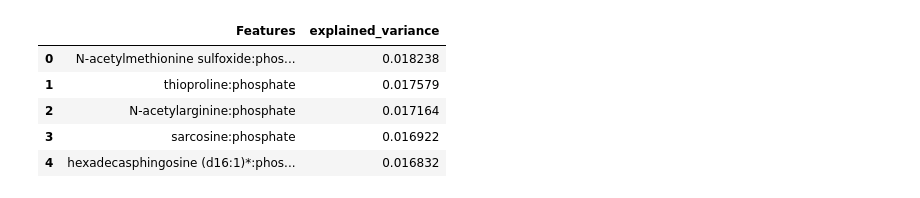
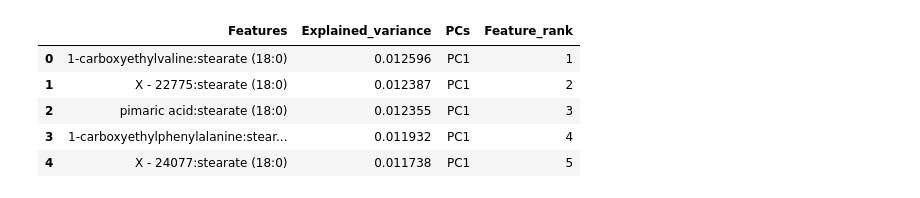
Before and after one commit to AmauryMaros/mgss2, a Jupyter notebook: Python notebooks/2_groups_pca.ipynb, the cells around one changed output. Cells and saved outputs as stored; diff of their text form; code cells hidden in the pictures.

Commit message:
Pcs loadings

```diff
--- a/Python notebooks/2_groups_pca.ipynb
+++ b/Python notebooks/2_groups_pca.ipynb
@@ -16,8 +16,8 @@ deepsplit = 4
 mgcsts_samples = mgcsts_samples_df[(mgcsts_samples_df['minClusterSize'] == minclustersize) & (mgcsts_samples_df['deepSplit'] == deepsplit)]
 color_mgCST = color_mgCST[(color_mgCST['minClusterSize'] == minclustersize) & (color_mgCST['deepSplit'] == deepsplit)]
 # %%
-GroupA = (1,5)
-GroupB = (6,8)
+GroupA = (1,8)
+GroupB = (25,32)
 
 def data_pca(m1,m2):
     df1 = mgcsts_samples[mgcsts_samples['mgCST'].isin(range(m1[0],m1[1]+1))]
@@ -30,6 +30,7 @@ def data_pca(m1,m2):
 
 data1 = data_pca(GroupA, GroupB)
 mgCSTs = data1['mgCST']
+sampleID = data1['sampleID']
 groups = data1['label']
 data1 = data1.drop(['dtc','domTaxa','relabund','minClusterSize','deepSplit', 'sampleID', 'mgCST', 'label'], axis = 1)
 new_colors = color_mgCST[color_mgCST['mgCST'].isin(mgCSTs)]
@@ -88,0 +77,5 @@ def top_features(pc, n) :
+# %%
+# Principal Components Loadings (original features composition)
+features_names = data1.columns
+principal_components_loadings = pd.DataFrame(pca.components_, columns=features_names)
+principal_components_loadings
@@ -89,9 +91,24 @@ def top_features(pc, n) :
+# %%
+def get_features(pc, n) :
+
+        '''For a given principal component, this function returns the n most contributing features (positive & negative correlation) from principal_components_loadings dataset.
+        Results are stored in a dataframe with composed of feature name, explained_variance associated, principal component desired and feature rank'''
+
+        df_pos = pd.DataFrame(principal_components_loadings.iloc[pc,:].sort_values(ascending=False)[:n]).reset_index().rename(columns={'index':'Features', pc:'Explained_variance'})
+        df_pos['PCs'] = 'PC'+str(pc+1)
+        df_pos['Feature_rank'] = [i+1 for i in range(n)]
+
+        df_neg = pd.DataFrame(principal_components_loadings.iloc[pc,:].sort_values(ascending=False)[-n:]).reset_index().rename(columns={'index':'Features', pc:'Explained_variance'})
+        df_neg['PCs'] = 'PC'+str(pc+1)
+        df_neg['Feature_rank'] = sorted([i+1 for i in range(n)], reverse = True)
+
+        return df_pos, df_neg
 # %%
-top_features(0,5)[0]
+get_features(0,5)[0]
 # %% [output]
-|  | Features | explained_variance |
-| 0 | N-acetylmethionine sulfoxide:phos... | 0.018238 |
-| 1 | thioproline:phosphate | 0.017579 |
-| 2 | N-acetylarginine:phosphate | 0.017164 |
-| 3 | sarcosine:phosphate | 0.016922 |
-| 4 | hexadecasphingosine (d16:1)*:phos... | 0.016832 |
+|  | Features | Explained_variance | PCs | Feature_rank |
+| 0 | 1-carboxyethylvaline:stearate (18:0) | 0.012596 | PC1 | 1 |
+| 1 | X - 22775:stearate (18:0) | 0.012387 | PC1 | 2 |
+| 2 | pimaric acid:stearate (18:0) | 0.012355 | PC1 | 3 |
+| 3 | 1-carboxyethylphenylalanine:stear... | 0.011932 | PC1 | 4 |
+| 4 | X - 24077:stearate (18:0) | 0.011738 | PC1 | 5 |
```
Also changed, not shown: parts of 14 cells of this notebook, 3 other files.
